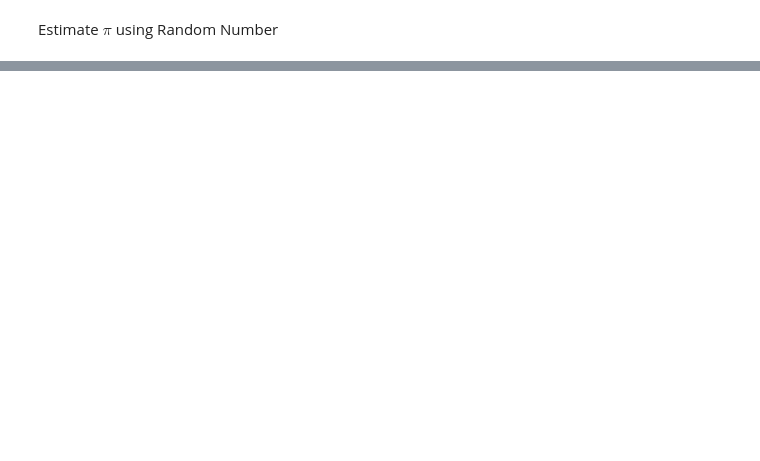
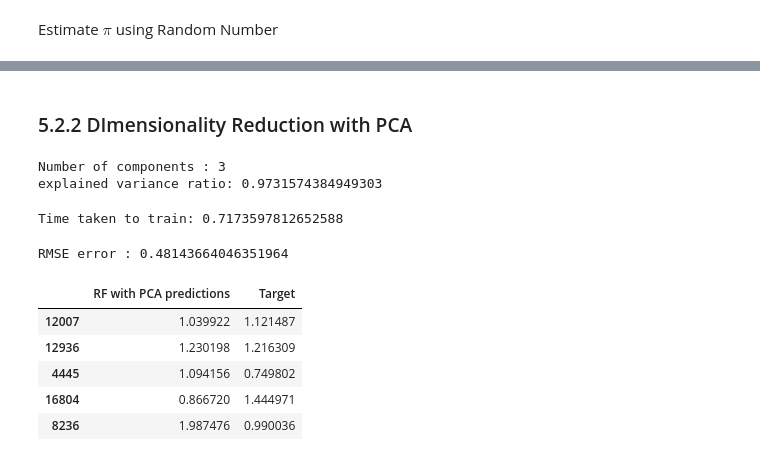
Before and after one commit to khoirulmuzakka/ML-Astrophysics, a Jupyter notebook: Ex5_Dimensionality_Reductions.ipynb, the cells around one changed output, grey strips where cells are left out. Drawn from its saved outputs; the diff is of its cells as text; code cells hidden in the pictures; blank space fills up the shorter version.

```diff
--- a/Ex5_Dimensionality_Reductions.ipynb
+++ b/Ex5_Dimensionality_Reductions.ipynb
@@ -88,0 +198,7 @@ print(pi)
+# %%
+#### MSE error on test set###
+X_test_prep=prep_pipe.fit_transform(X_test)
+
+MSE = np.sqrt(np.mean((RF.predict(X_test_prep)-y_test)**2
+        ))
+print(f"RMSE error : {MSE}")
@@ -88,0 +217,43 @@ print(pi)
+# %% [markdown]
+### 5.2.2 DImensionality Reduction with PCA
+# %%
+from sklearn.decomposition import PCA
+pca_pipe= PCA(n_components=3)
+pca_pipe.fit(X_train_prep)
+print("Number of components : 3")
+print(f"explained variance ratio: {np.sum(pca_pipe.explained_variance_ratio_)} ")
+# %% [output]
+Number of components : 3
+explained variance ratio: 0.9731574384949303
+# %%
+####### Training time for Random forest regressor with PCA ###########
+X_train_PCA=pca_pipe.fit_transform(X_train_prep)
+#timer start
+start= time.time()
+RF.fit(X_train_PCA, y_train)
+
+#timer end
+elaps= time.time()-start
+print(f"Time taken to train: {elaps}")
+# %% [output]
+Time taken to train: 0.7173597812652588
+# %%
+#### MSE error on test set###
+X_test_pca=pca_pipe.fit_transform(X_test_prep)
+RF_pca=RandomForestRegressor()
+RF_pca.fit(X_train_PCA, y_train)
+MSE_pca = np.sqrt(np.mean((RF_pca.predict(X_test_pca)-y_test)**2
+        ))
+print(f"RMSE error : {MSE_pca}")
+# %% [output]
+RMSE error : 0.48143664046351964
+# %%
+report_PCA = pd.DataFrame({"RF with PCA predictions" : RF_pca.predict(X_test_pca), "Target": y_test})
+report_PCA.head()
+# %% [output]
+|  | RF with PCA predictions | Target |
+| 12007 | 1.039922 | 1.121487 |
+| 12936 | 1.230198 | 1.216309 |
+| 4445 | 1.094156 | 0.749802 |
+| 16804 | 0.866720 | 1.444971 |
+| 8236 | 1.987476 | 0.990036 |
```
Also changed, not shown: parts of 21 cells of this notebook.
